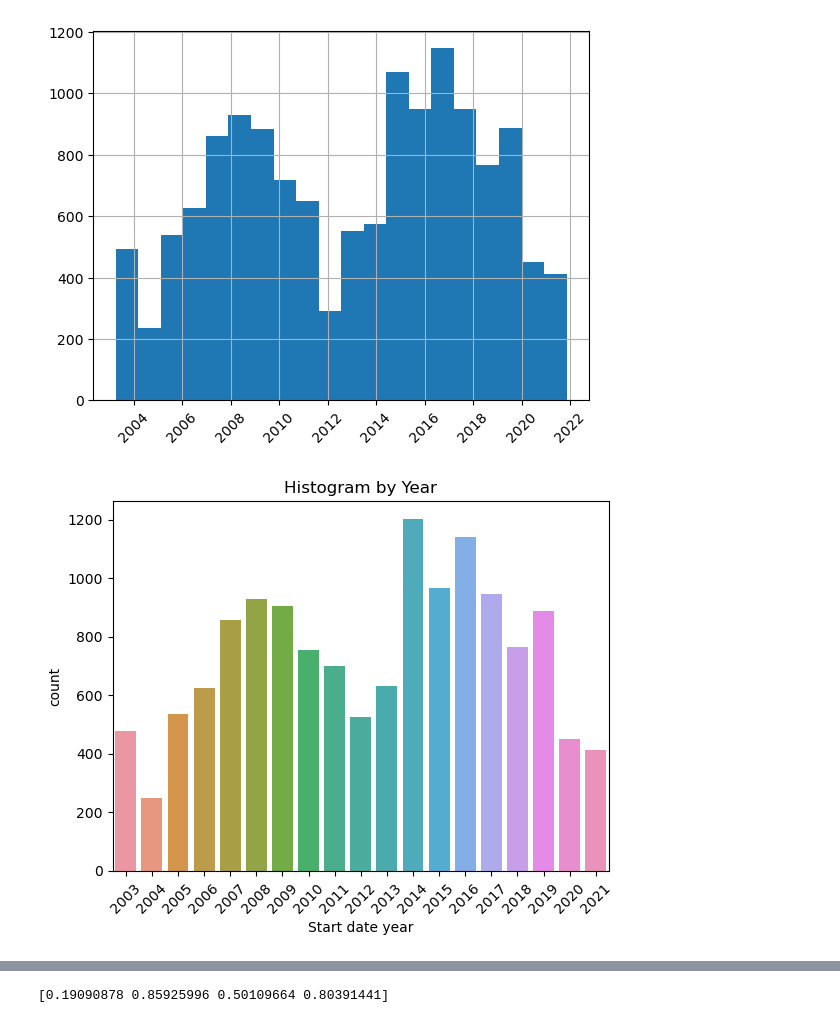
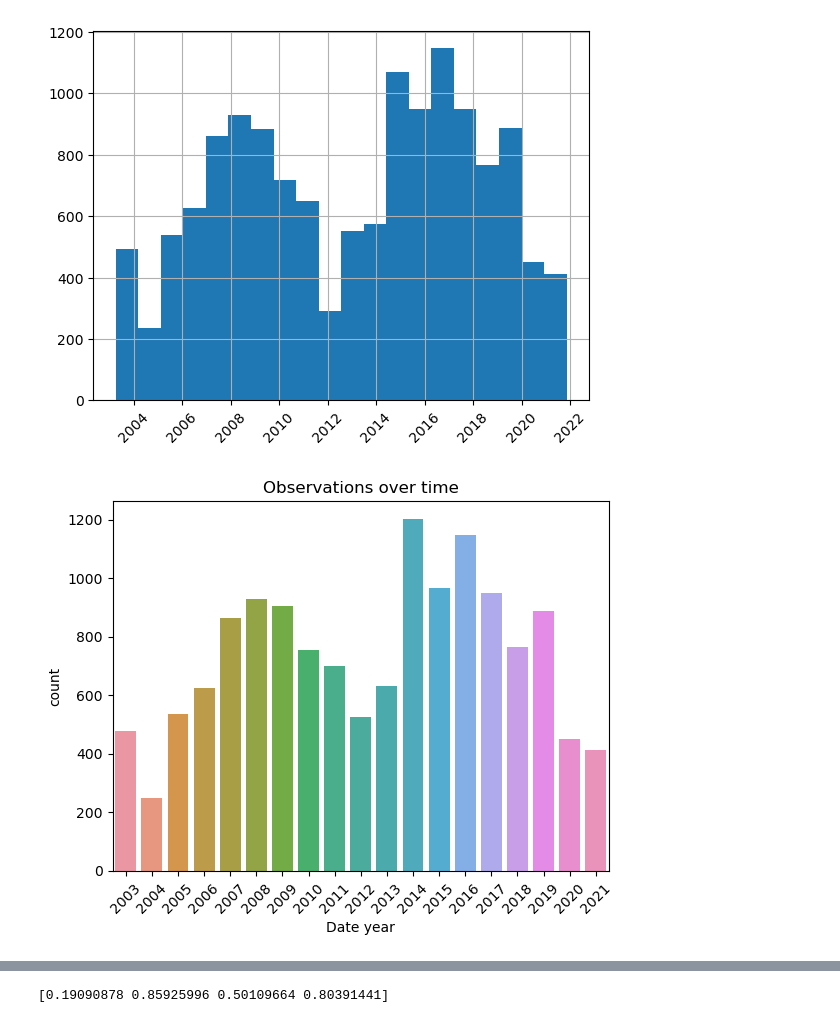
Before and after one commit to JasonMuteham/HWDT, a Jupyter notebook: HWDT.ipynb, the cells around one changed output, grey strips where cells are left out. Saved outputs shown, nothing was run; the diff lists cells and outputs as text; code cells hidden in the pictures.

```diff
--- a/HWDT.ipynb
+++ b/HWDT.ipynb
@@ -22,15 +25,19 @@ Loading BokehJS ...
 # %% [markdown]
 ## Parameter setup
 # %%
+import_file = 'Data/records-2022-11-02.csv'
+export_file = 'Data/export-' #time stamp and .csv will be added at write stage
+
 years = []
 for f in range(2003,2022):
     years.append(str(f))
 
-col_to_drop = ["NBN Atlas record ID","Licence","Rightsholder","Occurrence status","Taxon author","Taxon Rank","Country","Recorder","Dataset ID","Data provider","Dataset name","Data provider ID"]
+dw.head()
+col_to_drop = ["NBN Atlas record ID","Licence","Rightsholder","Occurrence status","Taxon author","Taxon Rank","Country","Recorder","Dataset ID","Data provider","Dataset name","Data provider ID",'Class','Order','Family','Kingdom','Basis of record','Species ID (TVK)','Institution code','Vitality','Identification verification status','Phylum','Genus']
 # %% [markdown]
 ## Import Data
 # %%
-dw = pd.read_csv( 'Data/records-2022-11-02.csv',parse_dates=["Start date"])
+dw = pd.read_csv(import_file, parse_dates=["Start date"])
 # %% [markdown]
 ## Data Cleanse
 # %%
@@ -38,3 +45,8 @@ dw = pd.read_csv( 'Data/records-2022-11-02.csv',parse_dates=["Start date"])
 dw = dw.drop(col_to_drop, axis='columns', errors='ignore')
 # drop empty columns
 dw = dw.dropna(axis='columns', how='all')
+# %%
+# Rename columns
+dw.columns = dw.columns.str.replace("Start date","Date")
+dw.columns = dw.columns.str.replace("State/Province","Country")
+dw.head()
@@ -50,0 +91,3 @@ dw.loc[dw['Individual count'] > 100, 'Individual count'] = 1
+# %%
+# Set missing Life stage to Adult
+dw['Life stage'] = dw['Life stage'].fillna('Adult')
@@ -58,10 +114,10 @@ px.histogram(dw, x='Start date', nbins=20, orientation='v',text_auto=True).updat
 # %%
-g = sns.countplot(data=dw,x='Start date year')
+g = sns.countplot(data=dw,x='Date year')
 g.set_xticklabels(labels=years,rotation=45)
-plt.title("Histogram by Year")
+plt.title("Observations over time")
 plt.show()
 # %% [output]
-[figure, old version]
+[figure, new version]
 # %%
 dw_totals = dw.groupby(['Common name'])[['Individual count']].sum()
 dw_totals = dw_totals.reset_index()
```
Also changed, not shown: parts of 22 cells of this notebook, 2 other files.
